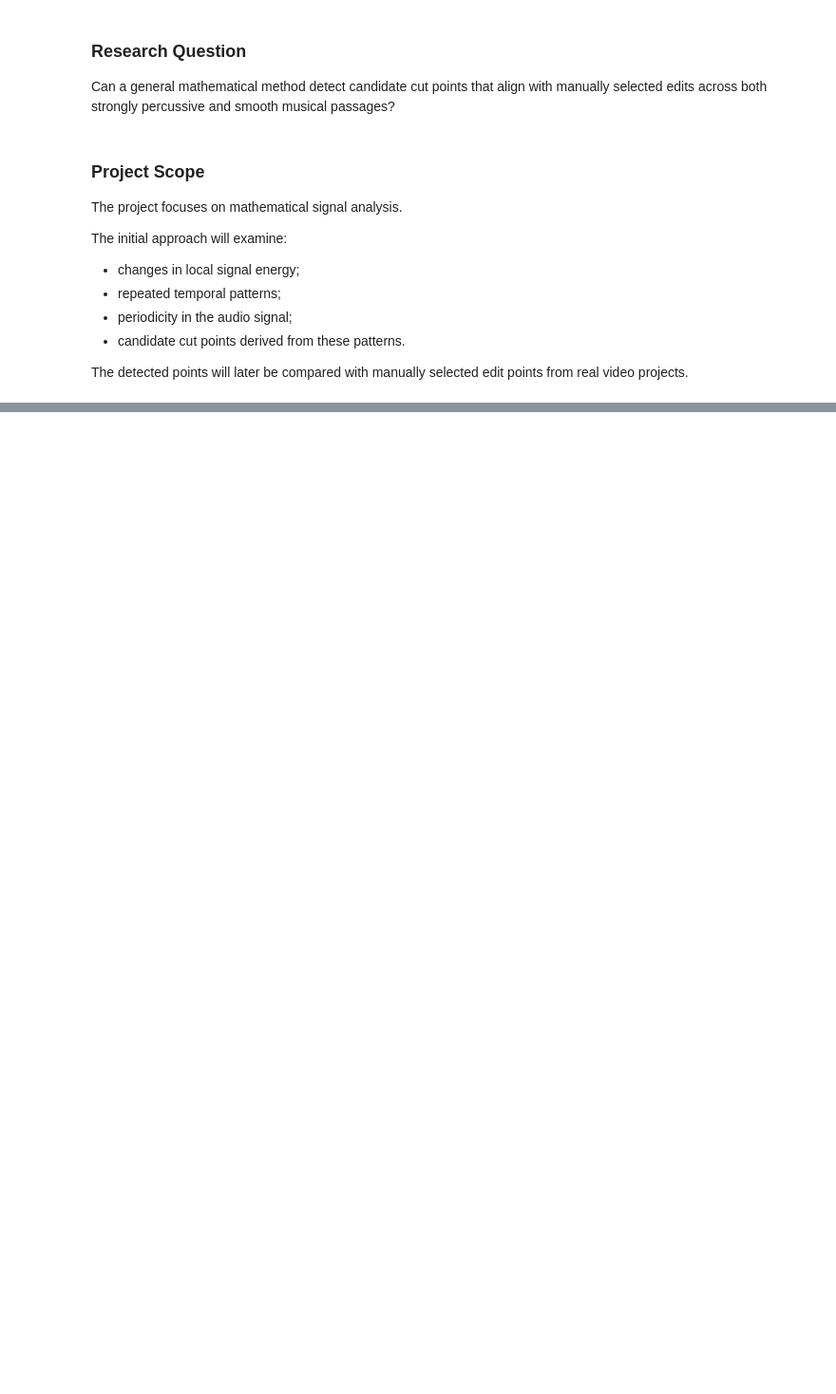
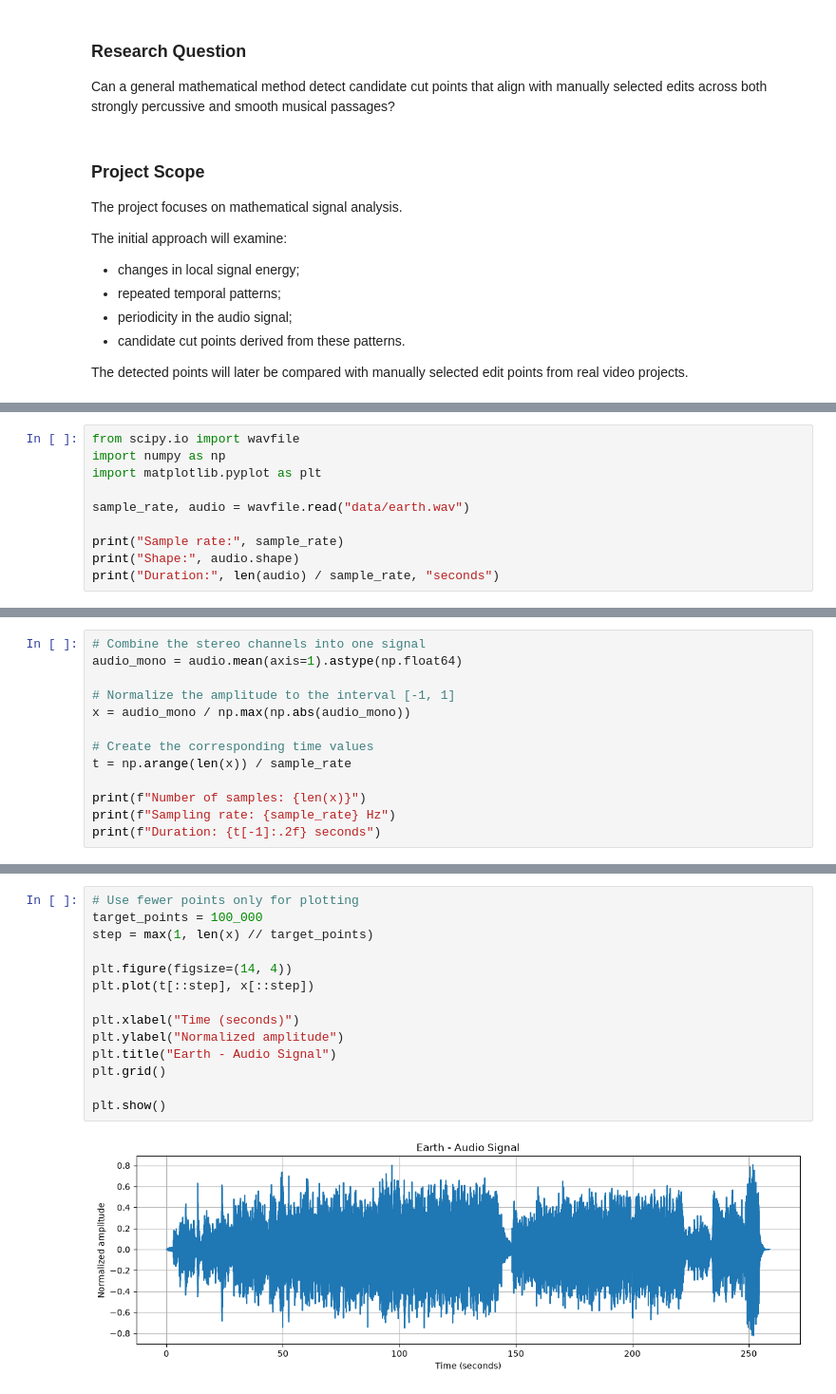
Before and after one commit to sradev81/Hidden-Pulse, a Jupyter notebook: hidden_pulse_analysis.ipynb, the cells around one changed output, grey strips where cells are left out. Shown at 95% size. Drawn from its saved outputs; the diff is of its cells as text; blank space fills up the shorter version.

Commit message:
Load and visualize the Earth audio signal

```diff
--- a/hidden_pulse_analysis.ipynb
+++ b/hidden_pulse_analysis.ipynb
@@ -34,0 +49,10 @@ The detected points will later be compared with manually selected edit points fr
+# %%
+from scipy.io import wavfile
+import numpy as np
+import matplotlib.pyplot as plt
+
+sample_rate, audio = wavfile.read("data/earth.wav")
+
+print("Sample rate:", sample_rate)
+print("Shape:", audio.shape)
+print("Duration:", len(audio) / sample_rate, "seconds")
@@ -34,0 +93,13 @@ The detected points will later be compared with manually selected edit points fr
+# %%
+# Combine the stereo channels into one signal
+audio_mono = audio.mean(axis=1).astype(np.float64)
+
+# Normalize the amplitude to the interval [-1, 1]
+x = audio_mono / np.max(np.abs(audio_mono))
+
+# Create the corresponding time values
+t = np.arange(len(x)) / sample_rate
+
+print(f"Number of samples: {len(x)}")
+print(f"Sampling rate: {sample_rate} Hz")
+print(f"Duration: {t[-1]:.2f} seconds")
@@ -34,0 +120,16 @@ The detected points will later be compared with manually selected edit points fr
+# %%
+# Use fewer points only for plotting
+target_points = 100_000
+step = max(1, len(x) // target_points)
+
+plt.figure(figsize=(14, 4))
+plt.plot(t[::step], x[::step])
+
+plt.xlabel("Time (seconds)")
+plt.ylabel("Normalized amplitude")
+plt.title("Earth - Audio Signal")
+plt.grid()
+
+plt.show()
+# %% [output]
+[figure, added]
```
Also changed, not shown: parts of 6 cells of this notebook, 1 other file.
